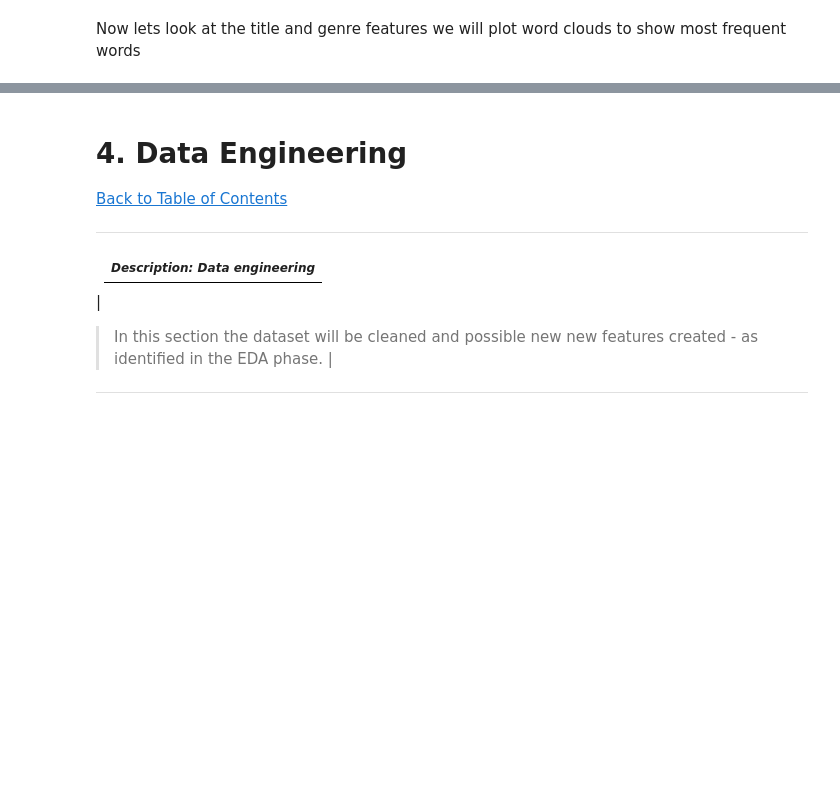
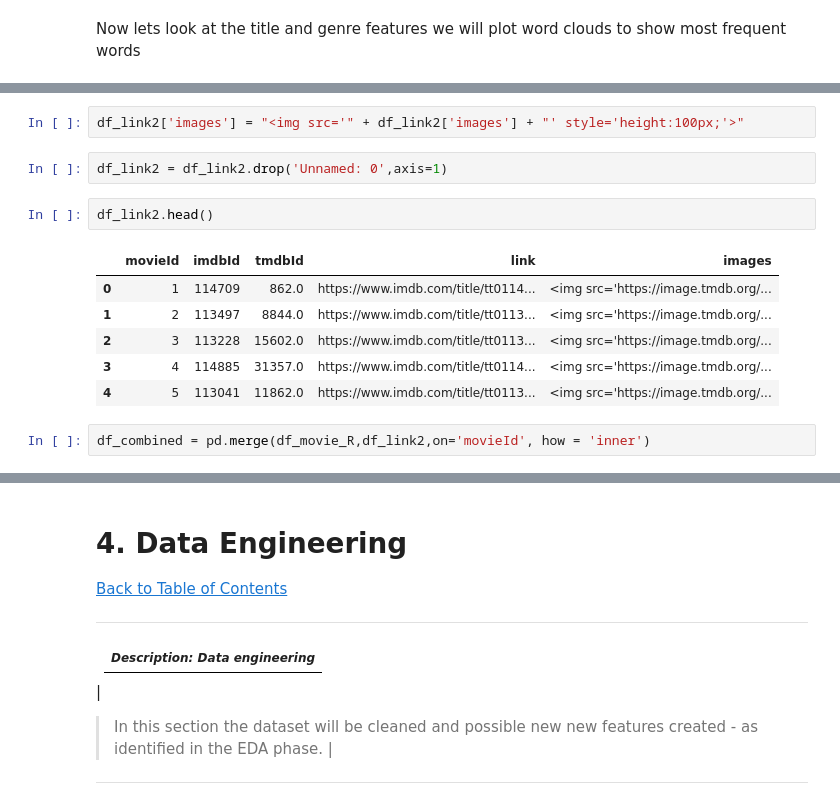
Before and after one commit to CaitMc/Team_ES2_Unsupervised_Predict, a Jupyter notebook: Team ES2 Unsupervised Predict.ipynb, the cells around one changed output, grey strips where cells are left out. Cells and saved outputs as stored; diff of their text form; blank space fills up the shorter version.

```diff
--- a/Team ES2 Unsupervised Predict.ipynb
+++ b/Team ES2 Unsupervised Predict.ipynb
@@ -602,0 +610,15 @@ plt.show()
+# %%
+df_link2['images'] = "<img src='" + df_link2['images'] + "' style='height:100px;'>"
+# %%
+df_link2 = df_link2.drop('Unnamed: 0',axis=1)
+# %%
+df_link2.head()
+# %% [output]
+|  | movieId | imdbId | tmdbId | link | images |
+| 0 | 1 | 114709 | 862.0 | https://www.imdb.com/title/tt0114... | <img src='https://image.tmdb.org/... |
+| 1 | 2 | 113497 | 8844.0 | https://www.imdb.com/title/tt0113... | <img src='https://image.tmdb.org/... |
+| 2 | 3 | 113228 | 15602.0 | https://www.imdb.com/title/tt0113... | <img src='https://image.tmdb.org/... |
+| 3 | 4 | 114885 | 31357.0 | https://www.imdb.com/title/tt0114... | <img src='https://image.tmdb.org/... |
+| 4 | 5 | 113041 | 11862.0 | https://www.imdb.com/title/tt0113... | <img src='https://image.tmdb.org/... |
+# %%
+df_combined = pd.merge(df_movie_R,df_link2,on='movieId', how = 'inner')
```
Also changed, not shown: parts of 19 cells of this notebook.
